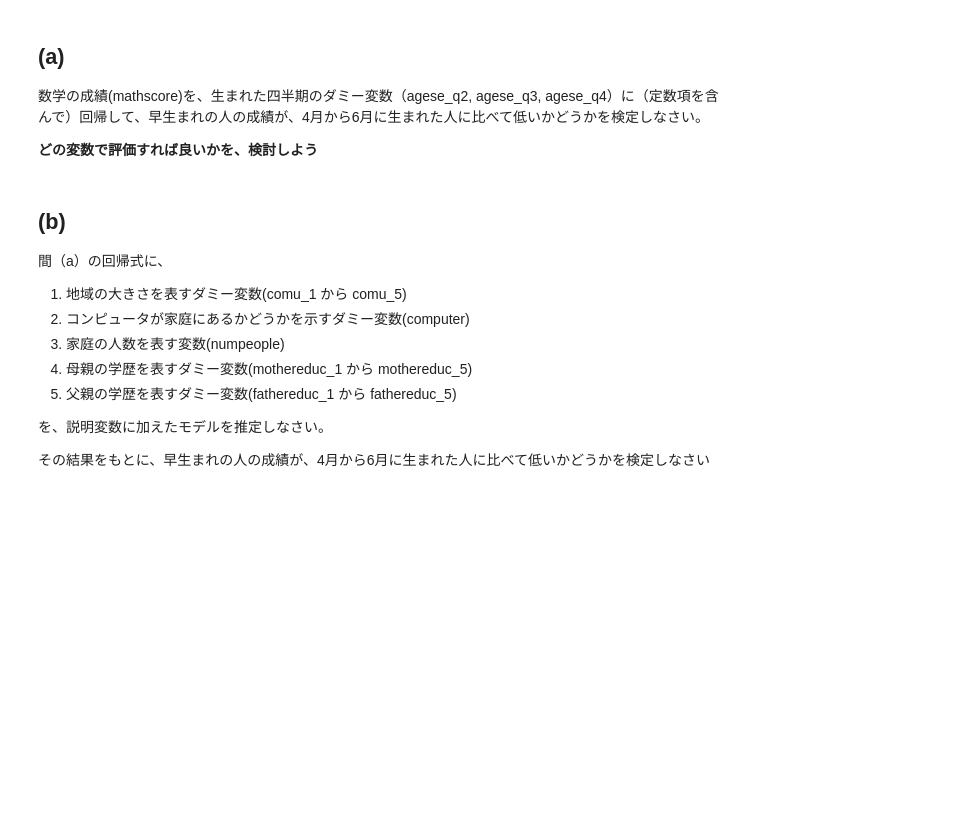
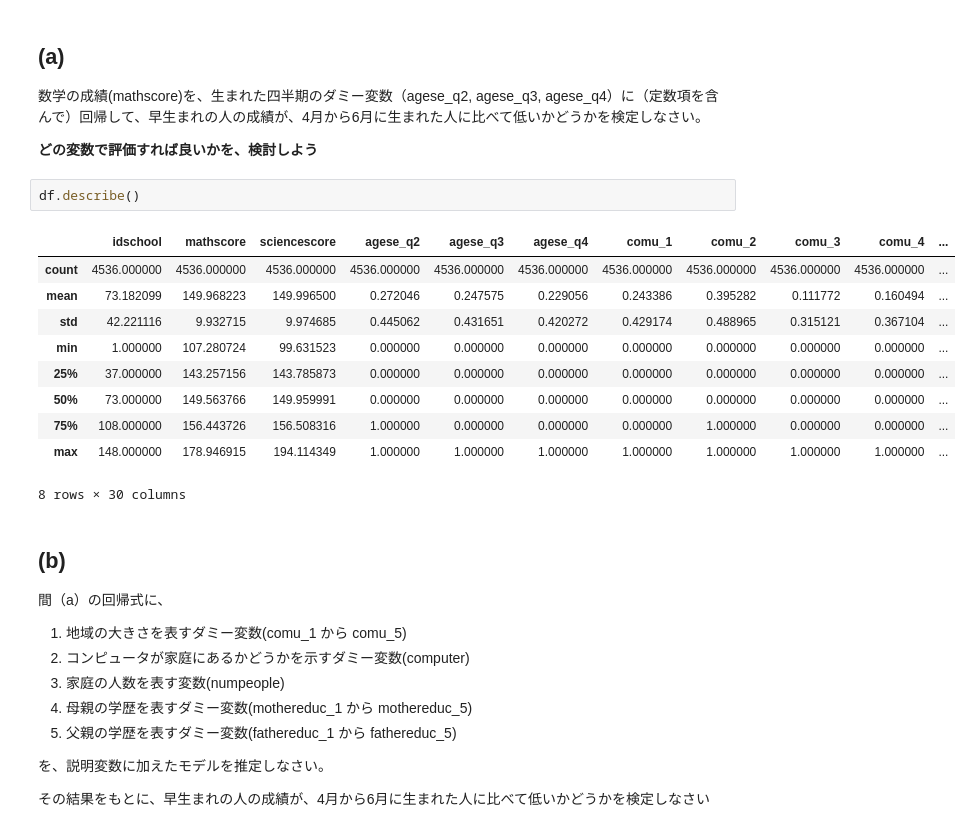
Before and after one commit to tenghjjp-blip/test, a Jupyter notebook: 植田サブゼミ_24_問題9.ipynb, the cells around one changed output. Saved outputs shown, nothing was run; the diff lists cells and outputs as text; blank space fills up the shorter version.

```diff
--- a/植田サブゼミ_24_問題9.ipynb
+++ b/植田サブゼミ_24_問題9.ipynb
@@ -40,6 +46,19 @@ FileNotFoundError: [Errno 2] No such file or directory: '/content/timss.xlsx'
 数学の成績(mathscore)を、生まれた四半期のダミー変数（agese_q2, agese_q3, agese_q4）に（定数項を含んで）回帰して、早生まれの人の成績が、4月から6月に生まれた人に比べて低いかどうかを検定しなさい。
 
 **どの変数で評価すれば良いかを、検討しよう**
+# %%
+df.describe()
+# %% [output]
+|  | idschool | mathscore | sciencescore | agese_q2 | agese_q3 | agese_q4 | comu_1 | comu_2 | comu_3 | comu_4 | ... |
+| count | 4536.000000 | 4536.000000 | 4536.000000 | 4536.000000 | 4536.000000 | 4536.000000 | 4536.000000 | 4536.000000 | 4536.000000 | 4536.000000 | ... |
+| mean | 73.182099 | 149.968223 | 149.996500 | 0.272046 | 0.247575 | 0.229056 | 0.243386 | 0.395282 | 0.111772 | 0.160494 | ... |
+| std | 42.221116 | 9.932715 | 9.974685 | 0.445062 | 0.431651 | 0.420272 | 0.429174 | 0.488965 | 0.315121 | 0.367104 | ... |
+| min | 1.000000 | 107.280724 | 99.631523 | 0.000000 | 0.000000 | 0.000000 | 0.000000 | 0.000000 | 0.000000 | 0.000000 | ... |
+| 25% | 37.000000 | 143.257156 | 143.785873 | 0.000000 | 0.000000 | 0.000000 | 0.000000 | 0.000000 | 0.000000 | 0.000000 | ... |
+| 50% | 73.000000 | 149.563766 | 149.959991 | 0.000000 | 0.000000 | 0.000000 | 0.000000 | 0.000000 | 0.000000 | 0.000000 | ... |
+| 75% | 108.000000 | 156.443726 | 156.508316 | 1.000000 | 0.000000 | 0.000000 | 0.000000 | 1.000000 | 0.000000 | 0.000000 | ... |
+| max | 148.000000 | 178.946915 | 194.114349 | 1.000000 | 1.000000 | 1.000000 | 1.000000 | 1.000000 | 1.000000 | 1.000000 | ... |
+8 rows × 30 columns
 # %% [markdown]
 ## (b)
 間（a）の回帰式に、
```
Also changed, not shown: parts of 2 cells of this notebook.
